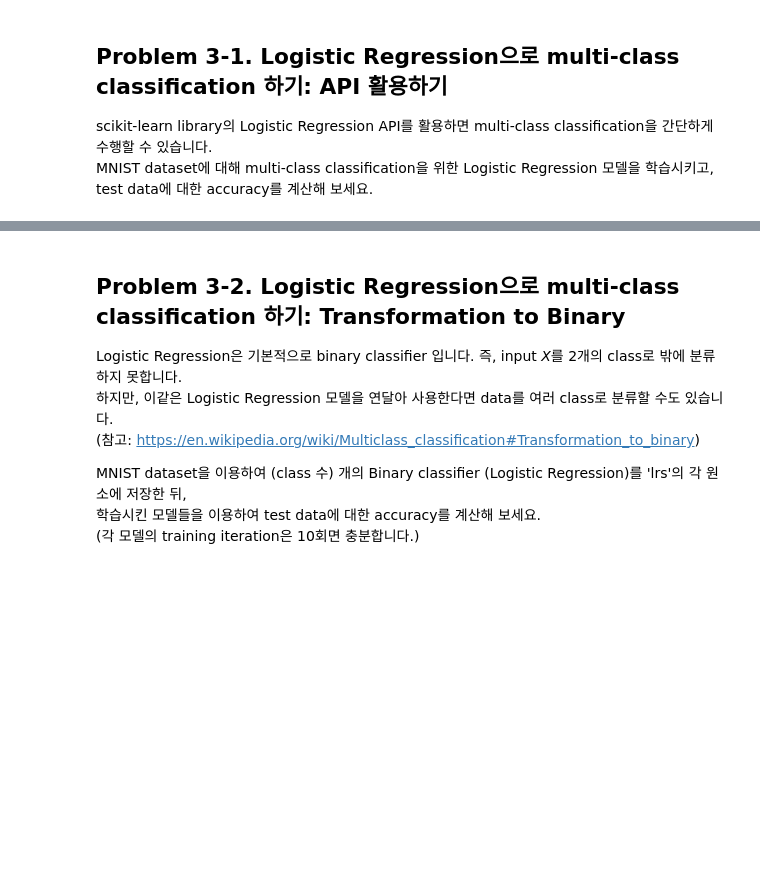
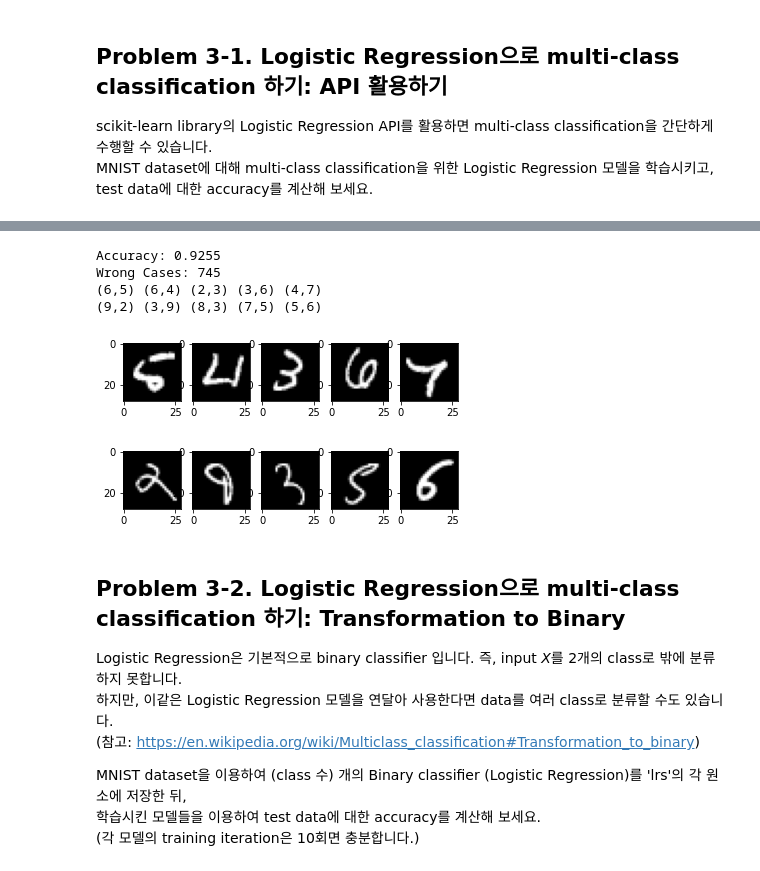
Before and after one commit to lucetre-snu/20s-machine-learning, a Jupyter notebook: Assignment1/AS1-Logistic_Regression.ipynb, the cells around one changed output, grey strips where cells are left out. Cells and saved outputs as stored; diff of their text form; code cells hidden in the pictures; blank space fills up the shorter version.

```diff
--- a/Assignment1/AS1-Logistic_Regression.ipynb
+++ b/Assignment1/AS1-Logistic_Regression.ipynb
@@ -200,12 +219,10 @@ num_classes = 10
 # %%
 def learn_mul(X, y):
     # YOUR CODE COMES HERE
-    lr = LogisticRegression().fit(X, y)
-
+    lr = LogisticRegression(multi_class='multinomial').fit(X, y)
     return lr
 
 def inference_mul(x, lr):
     # YOUR CODE COMES HERE
     y = lr.predict(x)
-
     return y
@@ -217,3 +229,29 @@ print('Accuracy:', accuracy)
+# %%
+model = learn_mul(x_train, y_train)
+preds = inference_mul(x_test, model)
+accuracy = np.sum(preds == y_test) / y_test.shape[0]
+print('Accuracy:', accuracy)
+
+wrong = []
+for i in range(len(y_test)):
+    if preds[i] != y_test[i]:
+        wrong.append(i)
+x = np.asarray([x_test[i] for i in wrong])
+
+print('Wrong Cases:', len(x))
+length = 10
+for i in range(length):
+    print('({},{})'.format(preds[wrong[i]], y_test[wrong[i]]), end=' ')
+    if i % 5 == 4:
+        print()
+plot_mnist_examples(x, length)
+# %% [output]
+Accuracy: 0.9255
+Wrong Cases: 745
+(6,5) (6,4) (2,3) (3,6) (4,7)
+(9,2) (3,9) (8,3) (7,5) (5,6)
+[figure, added]
+[figure, added]
 # %% [markdown]
 ## Problem 3-2. Logistic Regression으로 multi-class classification 하기: Transformation to Binary
 
```
Also changed, not shown: parts of 10 cells of this notebook.
